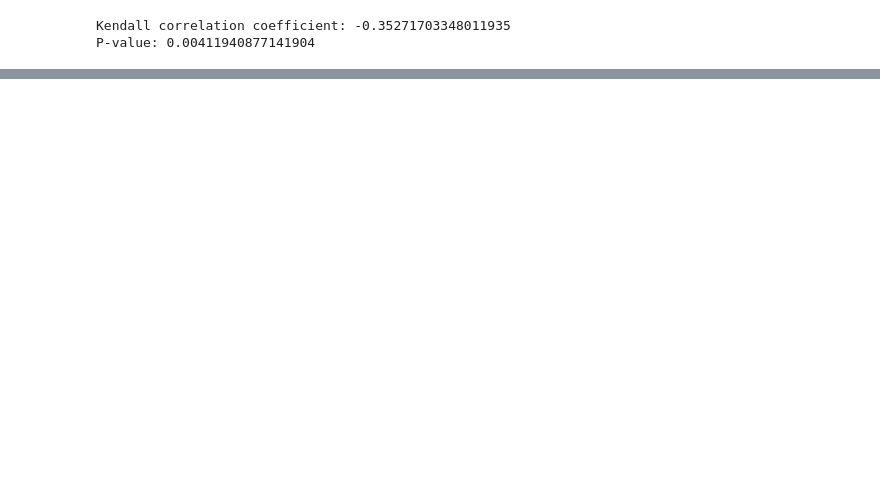
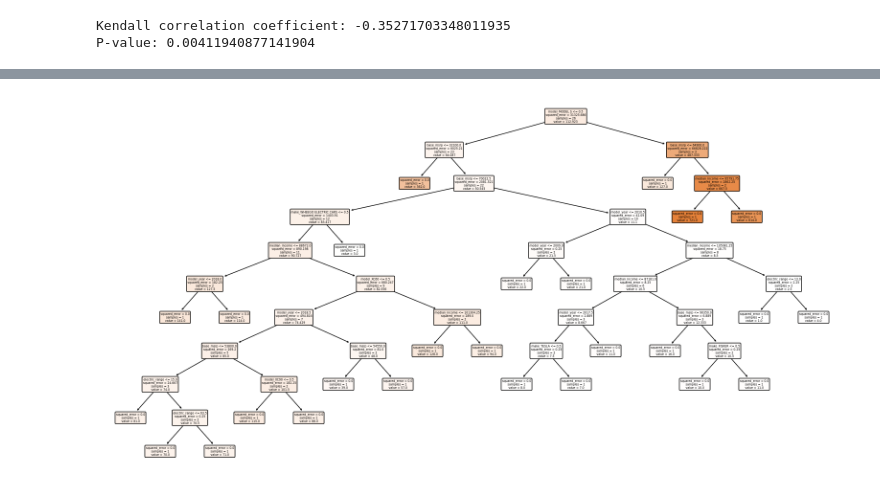
Before and after one commit to faufreiter/dds_ev_analysis, a Jupyter notebook: analysis.ipynb, the cells around one changed output, grey strips where cells are left out. Saved outputs shown, nothing was run; the diff lists cells and outputs as text; code cells hidden in the pictures; blank space fills up the shorter version.

```diff
--- a/analysis.ipynb
+++ b/analysis.ipynb
@@ -196,0 +228,10 @@ P-value: 0.00411940877141904
+# %%
+# Group by vehicle, electric_range, and base_msrp and count the number of vehicles
+electric_vehicle_byzip_count = electric_vehicle_byzip.groupby(['make', 'model', 'model_year', 'electric_vehicle_type', 'electric_range', 'clean_alternative_fuel_vehicle_(cafv)_eligibility', 'base_msrp']).agg(
+    vehicle_n=('vehicle', 'size'),
+    median_income=('median_household_income', 'median')
+).reset_index()
+
+# Sort the dataframe by vehicle_n in descending order
+electric_vehicle_byzip_count = electric_vehicle_byzip_count.sort_values(by='vehicle_n', ascending=False)
+electric_vehicle_byzip_count.head()
@@ -196,0 +245,25 @@ P-value: 0.00411940877141904
+# %%
+from sklearn.tree import DecisionTreeRegressor, plot_tree
+from sklearn.model_selection import train_test_split
+import matplotlib.pyplot as plt
+
+# Prepare the data
+X = electric_vehicle_byzip_count.drop(columns=['vehicle_n'])
+y = electric_vehicle_byzip_count['vehicle_n']
+
+# Convert categorical columns to dummy variables
+X = pd.get_dummies(X, drop_first=True)
+
+# Split the data into training and testing sets
+X_train, X_test, y_train, y_test = train_test_split(X, y, test_size=0.2, random_state=42)
+
+# Fit the regression tree
+regressor = DecisionTreeRegressor(random_state=42)
+regressor.fit(X_train, y_train)
+
+# Visualize the tree
+plt.figure(figsize=(20, 10))
+plot_tree(regressor, feature_names=X.columns, filled=True, rounded=True)
+plt.show()
+# %% [output]
+[figure, added]
```
Also changed, not shown: parts of 8 cells of this notebook.
